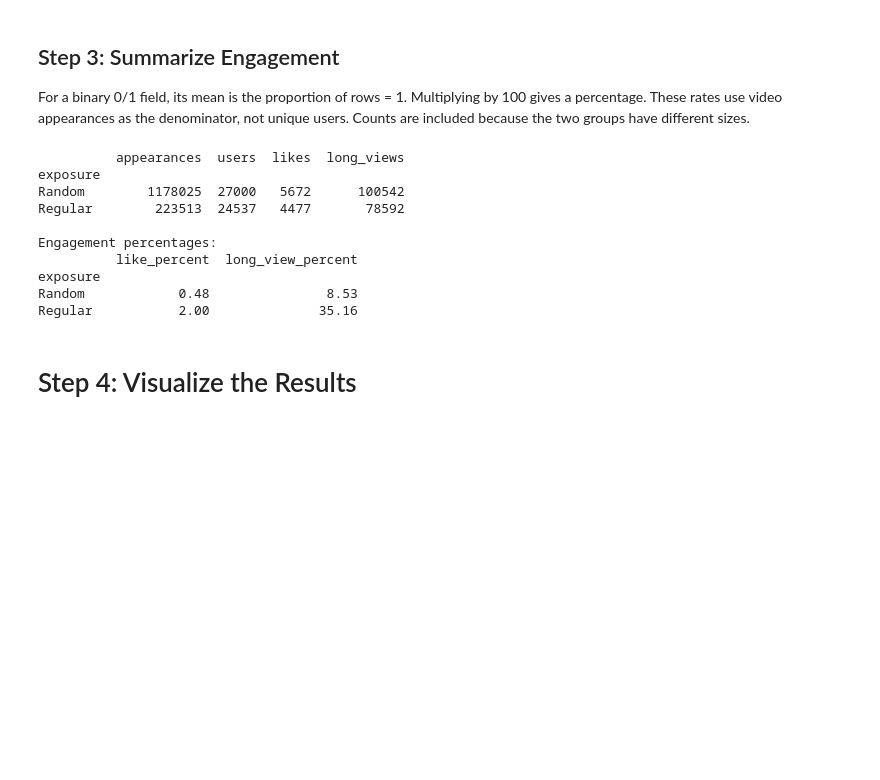
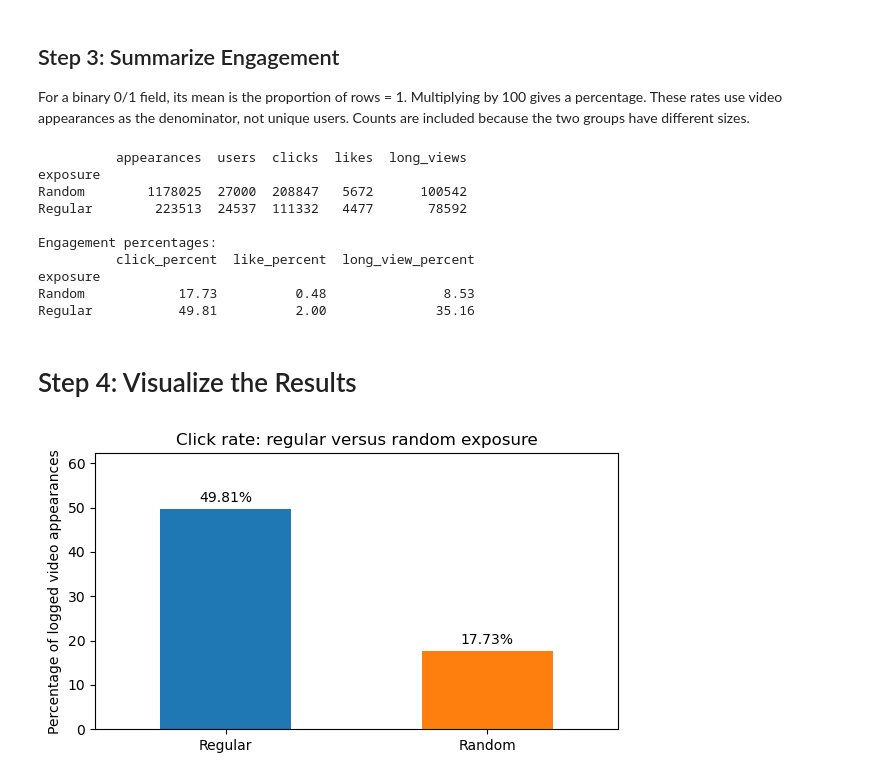
Before and after one commit to trgolden/MIS_5480_Group_Project, a Jupyter notebook: KuaiRand_Analysis.ipynb, the cells around one changed output. Drawn from its saved outputs; the diff is of its cells as text; code cells hidden in the pictures; blank space fills up the shorter version.

```diff
--- a/KuaiRand_Analysis.ipynb
+++ b/KuaiRand_Analysis.ipynb
@@ -14,11 +24,20 @@ C:\Users\taylo\OneDrive\Documents\Grad School\MIS 5480\Group Project
 # %%
-import pandas as pd
-import matplotlib.pyplot as plt
+# only bring in the columns we use and store them as ints because the logs are large (2.6 million rows)
+LOG_COLS = ["user_id", "video_id", "date", "time_ms", "tab", "is_rand", "is_click", "is_like", "long_view"]
+LOG_DTYPES = {"user_id": "int32", "video_id": "int16", "date": "int32", "time_ms": "int64",
+              "tab": "int8", "is_rand": "int8", "is_click": "int8", "is_like": "int8", "long_view": "int8"}
 
-regular = pd.read_csv("KuaiRand-Pure/data/log_standard_4_22_to_5_08_pure.csv")
-random = pd.read_csv("KuaiRand-Pure/data/log_random_4_22_to_5_08_pure.csv")
+regular = pd.read_csv("KuaiRand-Pure/data/log_standard_4_22_to_5_08_pure.csv", usecols=LOG_COLS, dtype=LOG_DTYPES)
+random = pd.read_csv("KuaiRand-Pure/data/log_random_4_22_to_5_08_pure.csv", usecols=LOG_COLS, dtype=LOG_DTYPES)
+
+# also bring in earlier log data as history to analyze historical changes, plus user and video data
+regular_p1 = pd.read_csv("KuaiRand-Pure/data/log_standard_4_08_to_4_21_pure.csv", usecols=LOG_COLS, dtype=LOG_DTYPES)
+users = pd.read_csv("KuaiRand-Pure/data/user_features_pure.csv", usecols=["user_id", "user_active_degree", "is_live_streamer"])
+videos = pd.read_csv("KuaiRand-Pure/data/video_features_basic_pure.csv", usecols=["video_id", "tag", "video_type"])
 
 print("Regular rows and columns:", regular.shape)
 print("Random rows and columns:", random.shape)
 print("Column names:", regular.columns.tolist())
+print("Regular (Apr 8-21) rows and columns:", regular_p1.shape)
+print("Users:", users.shape, "| Videos:", videos.shape)
 # %% [output]
@@ -106,29 +161,47 @@ For a binary 0/1 field, its mean is the proportion of rows = 1. Multiplying by 1
 summary = comparison.groupby("exposure").agg(
     appearances=("video_id", "size"),
     users=("user_id", "nunique"),
+    clicks=("is_click", "sum"),
     likes=("is_like", "sum"),
     long_views=("long_view", "sum"),
+    click_rate=("is_click", "mean"),
     like_rate=("is_like", "mean"),
     long_view_rate=("long_view", "mean")
 )
+summary["click_percent"] = summary["click_rate"] * 100
 summary["like_percent"] = summary["like_rate"] * 100
 summary["long_view_percent"] = summary["long_view_rate"] * 100
 
-print(summary[["appearances", "users", "likes", "long_views"]].to_string())
+print(summary[["appearances", "users", "clicks", "likes", "long_views"]].to_string())
 print("\nEngagement percentages:")
-print(summary[["like_percent", "long_view_percent"]].round(2).to_string())
+print(summary[["click_percent", "like_percent", "long_view_percent"]].round(2).to_string())
 # %% [output]
-          appearances  users  likes  long_views
+          appearances  users  clicks  likes  long_views
 exposure
-Random        1178025  27000   5672      100542
-Regular        223513  24537   4477       78592
+Random        1178025  27000  208847   5672      100542
+Regular        223513  24537  111332   4477       78592
 
 Engagement percentages:
-          like_percent  long_view_percent
+          click_percent  like_percent  long_view_percent
 exposure
-Random            0.48               8.53
-Regular           2.00              35.16
+Random            17.73          0.48               8.53
+Regular           49.81          2.00              35.16
 # %% [markdown]
 # Step 4: Visualize the Results
+# %%
+values = summary.reindex(["Regular", "Random"])["click_percent"]
+ax = values.plot.bar(color=["C0", "C1"], figsize=(6, 3.5))
+ax.set_title("Click rate: regular versus random exposure")
+ax.set_ylabel("Percentage of logged video appearances")
+ax.set_xlabel("")
+plt.xticks(rotation=0)
+ax.set_ylim(0, values.max() * 1.25)
+for position, value in enumerate(values):
+    ax.text(position, value + values.max() * 0.03,
+            f"{value:.2f}%", ha="center")
+plt.tight_layout()
+plt.show()
+# %% [output]
+[figure, added]
 # %%
 values = summary.reindex(["Regular", "Random"])["like_percent"]
```
Also changed, not shown: parts of 36 cells of this notebook.
